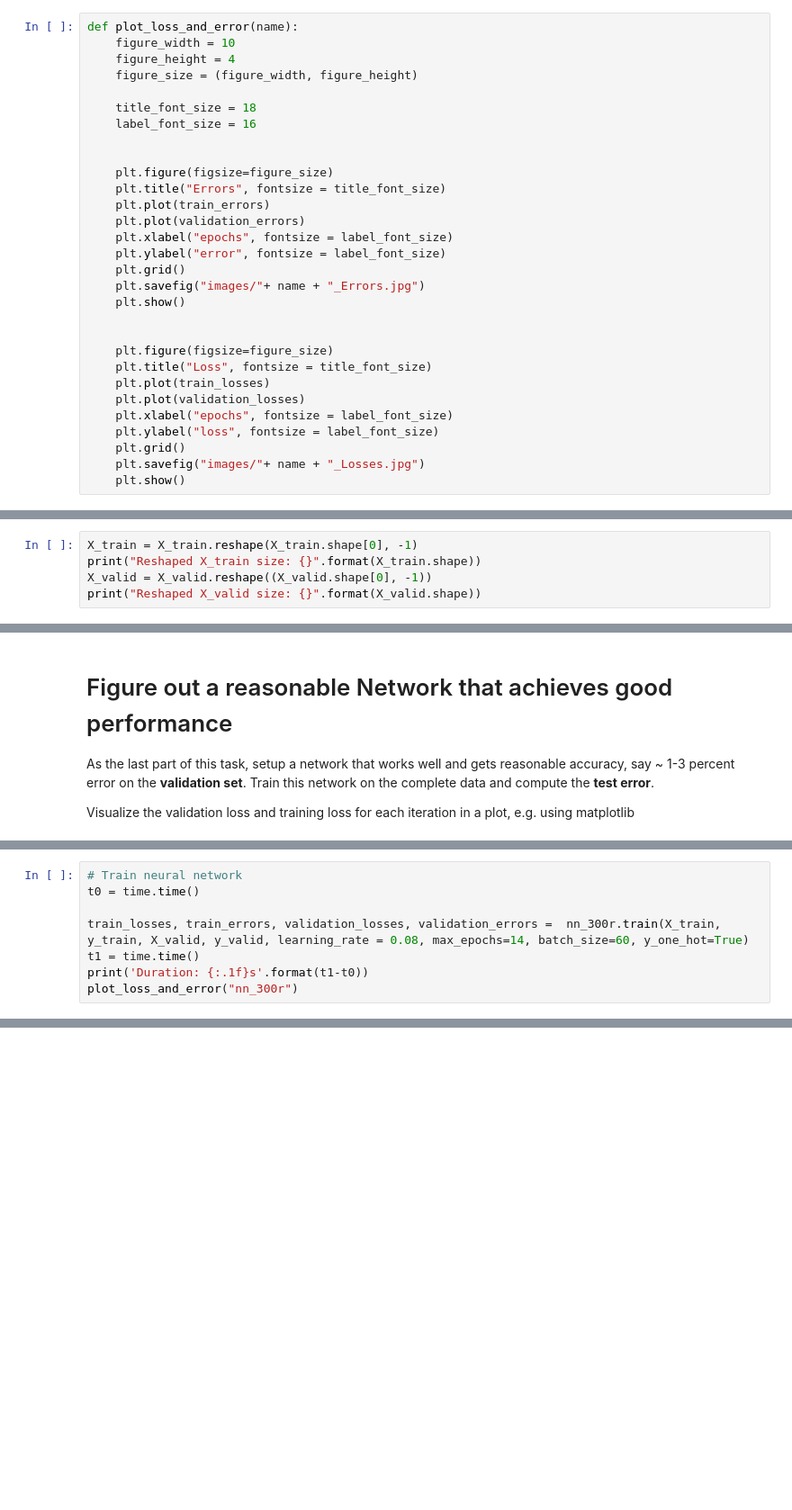
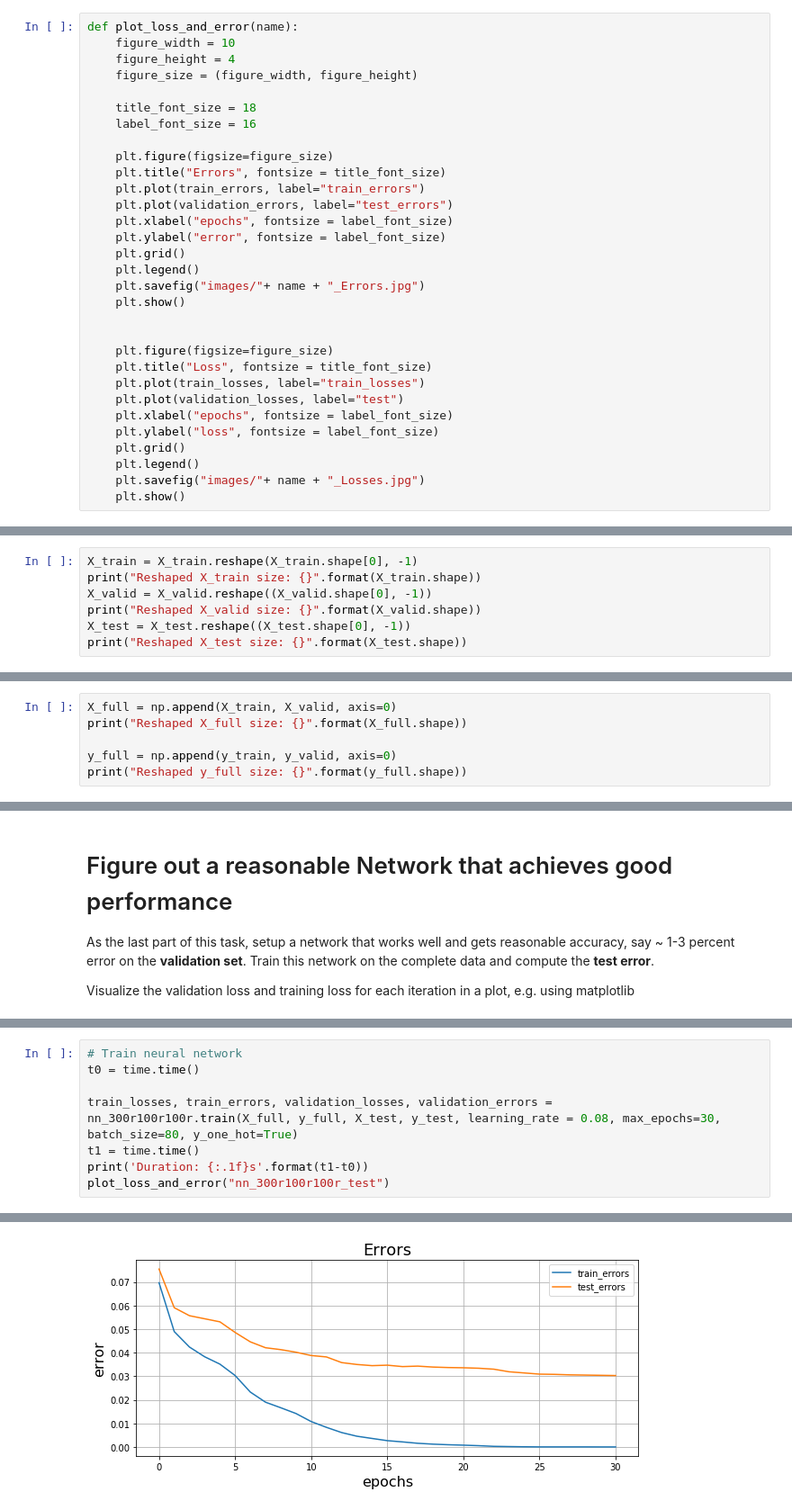
Before and after one commit to AmadeusHovekamp/RoboticsLab, a Jupyter notebook: exercise1/exercise_1_amadeus.ipynb, the cells around one changed output, grey strips where cells are left out. Shown: that part at 90% size. Drawn from its saved outputs; the diff is of its cells as text; blank space fills up the shorter version.

```diff
--- a/exercise1/exercise_1_amadeus.ipynb
+++ b/exercise1/exercise_1_amadeus.ipynb
@@ -17,25 +17,26 @@ def plot_loss_and_error(name):
     title_font_size = 18
     label_font_size = 16
 
-
     plt.figure(figsize=figure_size)
     plt.title("Errors", fontsize = title_font_size)
-    plt.plot(train_errors)
-    plt.plot(validation_errors)
+    plt.plot(train_errors, label="train_errors")
+    plt.plot(validation_errors, label="test_errors")
     plt.xlabel("epochs", fontsize = label_font_size)
     plt.ylabel("error", fontsize = label_font_size)
     plt.grid()
+    plt.legend()
     plt.savefig("images/"+ name + "_Errors.jpg")
     plt.show()
 
 
     plt.figure(figsize=figure_size)
     plt.title("Loss", fontsize = title_font_size)
-    plt.plot(train_losses)
-    plt.plot(validation_losses)
+    plt.plot(train_losses, label="train_losses")
+    plt.plot(validation_losses, label="test")
     plt.xlabel("epochs", fontsize = label_font_size)
     plt.ylabel("loss", fontsize = label_font_size)
     plt.grid()
+    plt.legend()
     plt.savefig("images/"+ name + "_Losses.jpg")
     plt.show()
 # %% [markdown]
@@ -782,6 +795,8 @@ X_train = X_train.reshape(X_train.shape[0], -1)
 print("Reshaped X_train size: {}".format(X_train.shape))
 X_valid = X_valid.reshape((X_valid.shape[0], -1))
 print("Reshaped X_valid size: {}".format(X_valid.shape))
+X_test = X_test.reshape((X_test.shape[0], -1))
+print("Reshaped X_test size: {}".format(X_test.shape))
 # %% [output]
 Reshaped X_train size: (50000, 784)
 Reshaped X_valid size: (10000, 784)
@@ -787,0 +804,6 @@ Reshaped X_valid size: (10000, 784)
+# %%
+X_full = np.append(X_train, X_valid, axis=0)
+print("Reshaped X_full size: {}".format(X_full.shape))
+
+y_full = np.append(y_train, y_valid, axis=0)
+print("Reshaped y_full size: {}".format(y_full.shape))
@@ -902,10 +908,10 @@ New Neural Network constructed
 # Train neural network
 t0 = time.time()
 
-train_losses, train_errors, validation_losses, validation_errors =  nn_300r.train(X_train, y_train, X_valid, y_valid, learning_rate = 0.08, max_epochs=14, batch_size=60, y_one_hot=True)
+train_losses, train_errors, validation_losses, validation_errors =  nn_300r100r100r.train(X_full, y_full, X_test, y_test, learning_rate = 0.08, max_epochs=30, batch_size=80, y_one_hot=True)
 t1 = time.time()
 print('Duration: {:.1f}s'.format(t1-t0))
-plot_loss_and_error("nn_300r")
+plot_loss_and_error("nn_300r100r100r_test")
 # %% [output]
 ... starting training
 n_samples:
@@ -926,0 +933 @@ n_batches:
+[figure, added]
```
Also changed, not shown: parts of 12 cells of this notebook.
